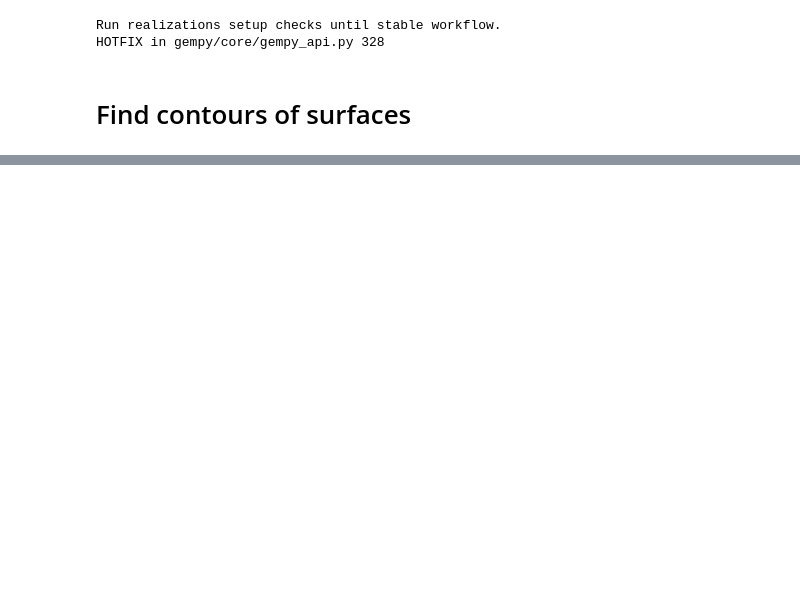
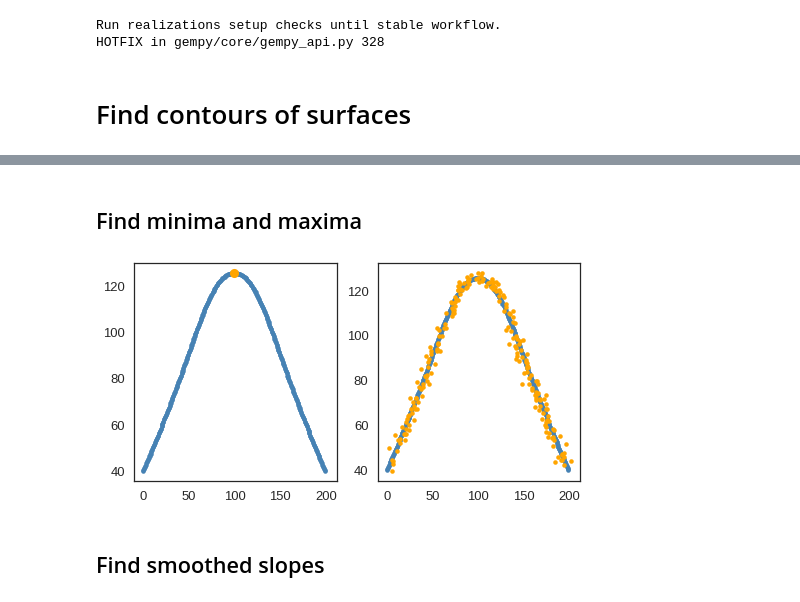
Before and after one commit to TrellixVulnTeam/gempy-notebooks_Q97W, a Jupyter notebook: server-gempy/workflow-v5.ipynb, the cells around one changed output, grey strips where cells are left out. Drawn from its saved outputs; the diff is of its cells as text; code cells hidden in the pictures; blank space fills up the shorter version.

```diff
--- a/server-gempy/workflow-v5.ipynb
+++ b/server-gempy/workflow-v5.ipynb
@@ -172,0 +207,43 @@ plt.show()
+# %% [markdown]
+## Find minima and maxima
+# %%
+# moving form y0 to y1, y1 to y2, ... does is incres? => positiv slope of curve
+# clean
+ys_slope = ys[1::] - ys[:-1]
+#
+if np.sum(ys_slope == 0) > 0:
+    print("Found one!")
+# find all growth points
+ys_slope_positiv = ys_slope < 0
+ys_slope_negative = ys_slope > 0
+# find transitions
+ys_slope_extremes = ~(ys_slope_positiv[:-1] ^ ys_slope_negative[1:])
+# get them as point
+xs_extrems, ys_extrems = xs[1:-1][ys_slope_extremes], ys[1:-1][ys_slope_extremes]
+
+
+# nosiy
+ys_noisy_slope = ys_noisy[1::] - ys_noisy[:-1]
+#
+if np.sum(ys_noisy_slope == 0) > 0:
+    print("Found one!")
+# find all growth points
+ys_noisy_slope_positiv = ys_noisy_slope < 0
+ys_noisy_slope_negative = ys_noisy_slope > 0
+# find transitions
+ys_noisy_slope_extremes = ~(ys_noisy_slope_positiv[:-1] ^ ys_noisy_slope_negative[1:])
+# get them as point
+xs_noisy_extrems, ys_noisy_extrems = xs_noisy[1:-1][ys_noisy_slope_extremes], ys_noisy[1:-1][ys_noisy_slope_extremes]
+
+# plot
+fig, (ax_1, ax_2) = plt.subplots(nrows=1, ncols=2, sharex=True, figsize=(8, 4))
+ax.imshow(scalar_field, cmap=plt.cm.gray)
+ax_1.plot(xs, ys, '.', color='steelblue')
+ax_1.plot(xs_extrems, ys_extrems, 'o', color='orange')
+ax_2.plot(xs, ys, '.', color='steelblue')
+ax_2.plot(xs_noisy_extrems, ys_noisy_extrems, '.', color='orange')
+plt.show()
+# %% [output]
+[figure, added]
+# %% [markdown]
+## Find smoothed slopes
```
Also changed, not shown: parts of 12 cells of this notebook, 1 other file.
